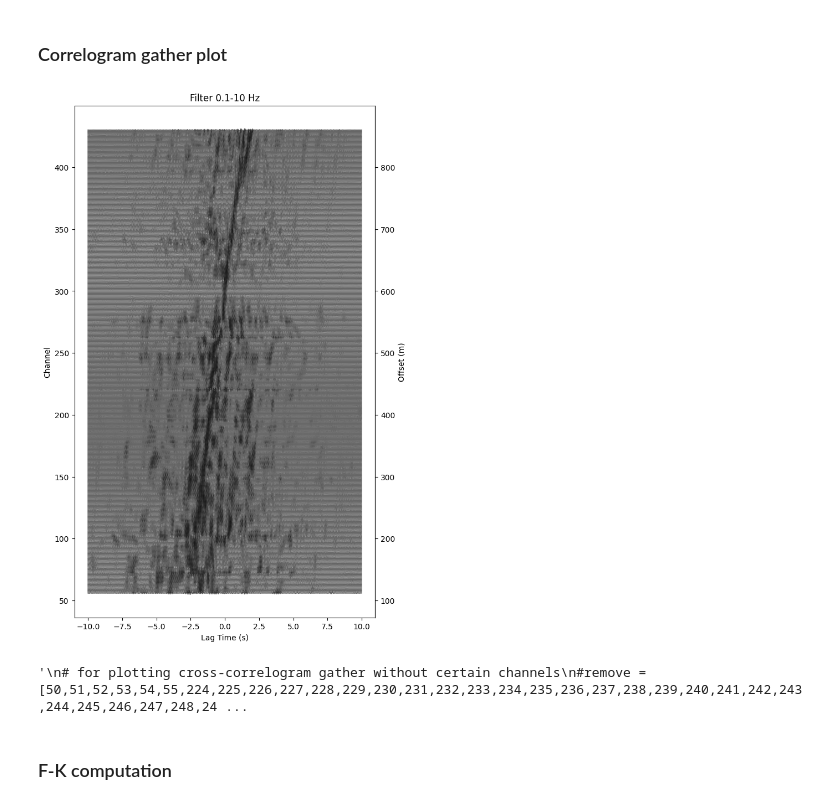
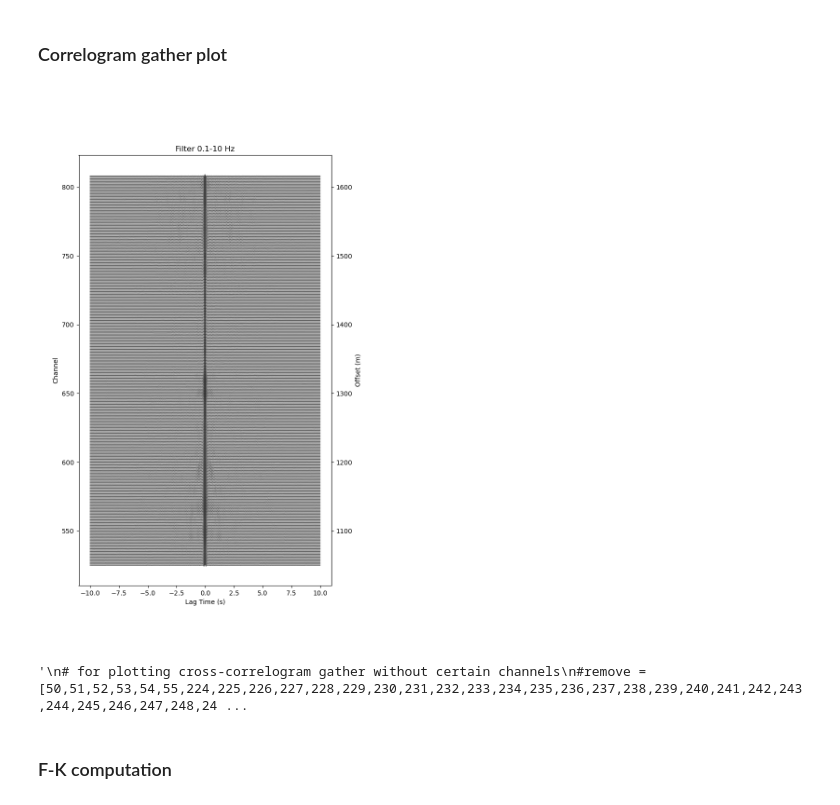
Before and after one commit to luciehgnt/DAS-internhip-IPGP, a Jupyter notebook: fk_transform_and_phase_velocity_lucie.ipynb, the cells around one changed output. Saved outputs shown, nothing was run; the diff lists cells and outputs as text; code cells hidden in the pictures.

```diff
--- a/fk_transform_and_phase_velocity_lucie.ipynb
+++ b/fk_transform_and_phase_velocity_lucie.ipynb
@@ -11,7 +12,7 @@ import glob
 from xdas.io.febus import read as read_das
 from xdas.io.febus import correct_gps_time
 # %%
-path1 = "/Volumes/DISKENOIR/Correlograms/Cross-correlation/SR_FEBUS_STROMBOLI_2022-09-18_17-35-44_UTC/"
+path1 = "/localstorage/hugonnet/Correlograms/Auto-correlation/SR_FEBUS_STROMBOLI_2022-09-18_17-35-44_UTC/"
 path2 = "/Volumes/DISKENOIR/fichiers-nc/"
 # %% [markdown]
 ### Functions
@@ -70,7 +71,7 @@ folder = path1
 # to plot half stack, change: collect_tfpws, file, and plt.plot, and cc_fk
 
 # parameters
-start_channel = 300
+start_channel = 600
 nb_channel = 150  # define the number of channel needed to be gathered, depend on start_position. not used when start_position = 'mid_all'
 	       			# because automatically uses all channels
 window = 300
@@ -79,13 +80,13 @@ dt = 0.02  # sampling rate (s)
 dx = 2  # distance between the channels (m)
 fs = 1 / dt # sampling rate (1/s)
 
-x1, x2 = start_channel, 56
+x1, x2 = start_channel, 525
 file = f'{folder}Correlogram_{str(x1)}_{str(x2)}_pcc/ts_pws_tspws_pcc.sac'
 #file = f'{folder}/Correlogram_{str(x1)}_{str(x2)}_pcc/ts_pws_tspws_pcc_half_zeromid.sac'
 a = read(file)[0].data
 
-cut1 = 56   # start and end of the channel to be plotted
-cut2 = 430
+cut1 = 525   # start and end of the channel to be plotted
+cut2 = 808
 if start_position == 'mid':
 	cc = np.zeros((a.shape[0],2*nb_channel+1))
 elif start_position == 'mid_all':
@@ -151,34 +152,34 @@ for i in ranges:
 		plt.plot(t_cut,cc_cut[:,j] + (i)*scaler, color='black',alpha=0.6) # use t_cut_zeromid if needed
 		'''try:
 			plt.plot(t_cut,normalize(cc_cut[:,j]) + (i)*scaler, color='black',alpha=0.6)
 		except:
 			plt.plot(t_cut,normalize(np.append(cc_cut[:,j],0)) + (i)*scaler, color='black',alpha=0.6)
 		'''
 	j = j + 1
 
 ax = plt.gca()
 y2 = ax.secondary_yaxis('right', functions=(get_offset, get_channel))
 y2.set_ylabel('Offset (m)')
 plt.title('Filter 0.1-10 Hz')
 plt.xlabel('Lag Time (s)')
 plt.ylabel('Channel')
 #plt.xlim(0,5)
 plt.show()
 
 
 # np.savetxt("west_256_430.txt", cc_fk.T,fmt="%s")
 # content = np.genfromtxt('west_256_430.txt', delimiter=',', dtype=None,encoding = 'UTF-8')
 
 '''
 # for plotting cross-correlogram gather without certain channels
 #remove = [50,51,52,53,54,55,224,225,226,227,228,229,230,231,232,233,234,235,236,237,238,239,240,241,242,243,244,245,246,247,248,249,250]
 remove= []
 mask = np.isin(ranges,remove)
 mask = [not mask[i] for i in range(len(mask))]
 cc_cut = cc[boundary1:boundary2,ranges[mask]-50]
 '''
 # %% [output]
-[figure, old version]
+[figure, new version]
 '\n# for plotting cross-correlogram gather without certain channels\n#remove = [50,51,52,53,54,55,224,225,226,227,228,229,230,231,232,233,234,235,236,237,238,239,240,241,242,243,244,245,246,247,248,24 ...
 # %% [markdown]
 ### F-K computation
```
Also changed, not shown: parts of 2 cells of this notebook, 4 other files.
